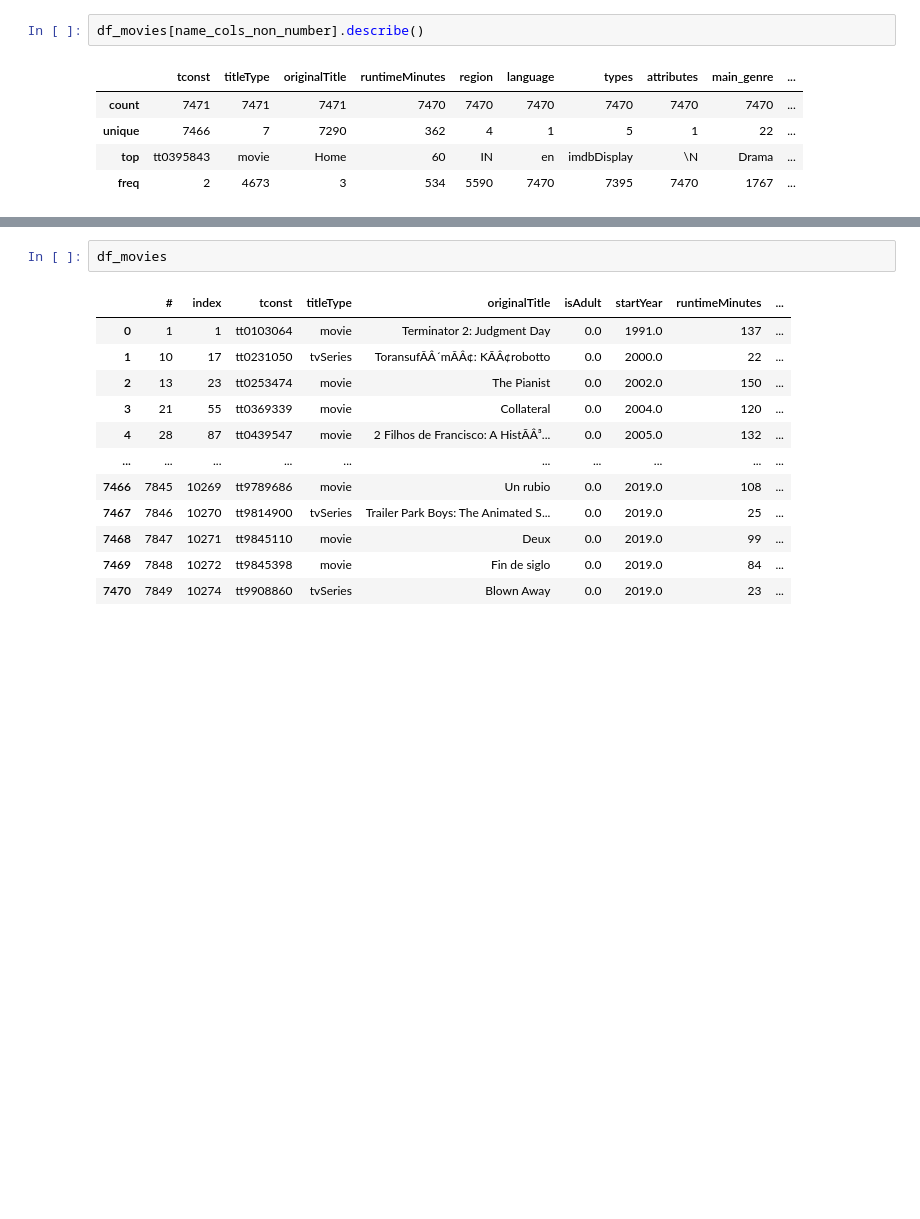
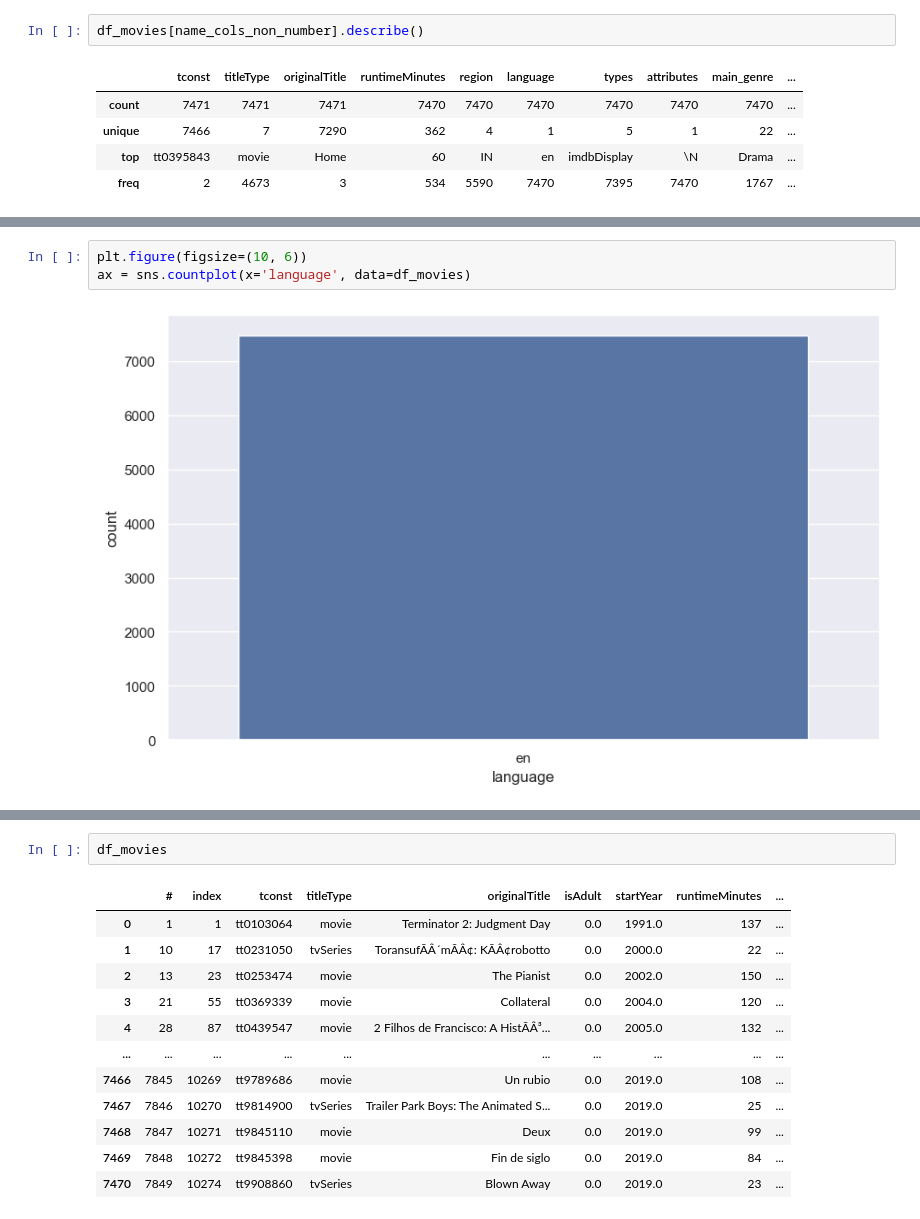
Before and after one commit to jf-garciam1/Lab-BI, a Jupyter notebook: Lab1.ipynb, the cells around one changed output, grey strips where cells are left out. Drawn from its saved outputs; the diff is of its cells as text; blank space fills up the shorter version.

```diff
--- a/Lab1.ipynb
+++ b/Lab1.ipynb
@@ -167,0 +175,5 @@ Name: runtimeMinutes, Length: 362, dtype: int64
+# %%
+plt.figure(figsize=(10, 6))
+ax = sns.countplot(x='language', data=df_movies)
+# %% [output]
+[figure, added]
```
Also changed, not shown: parts of 20 cells of this notebook.
